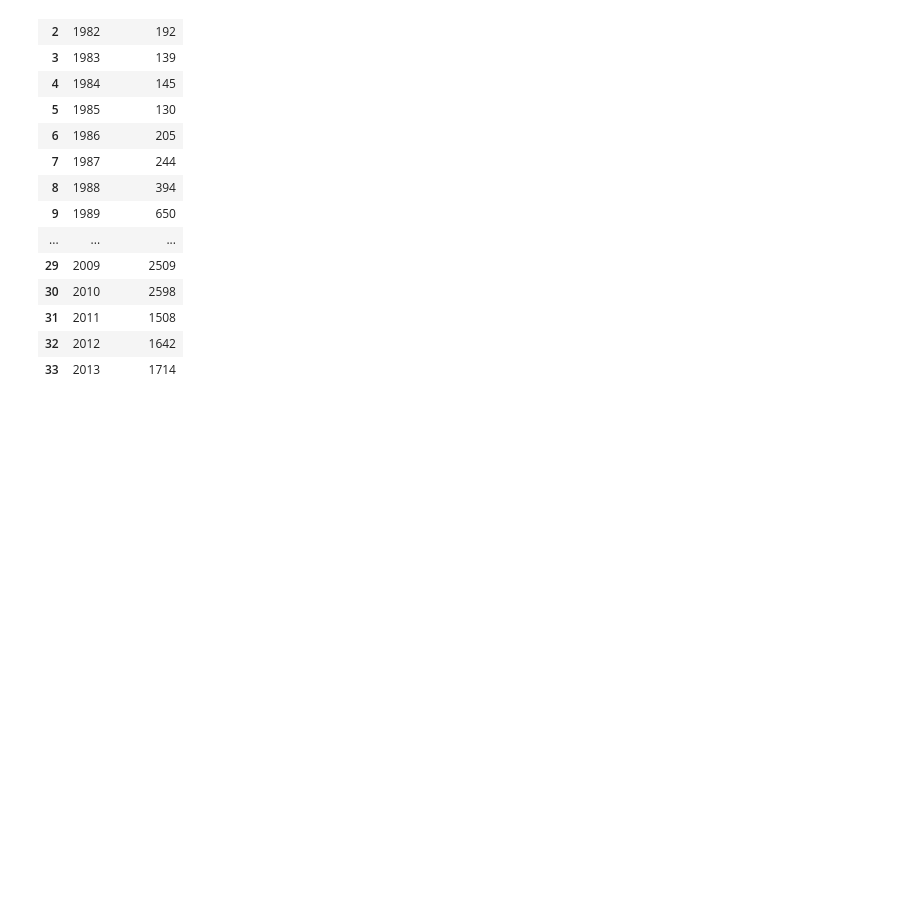
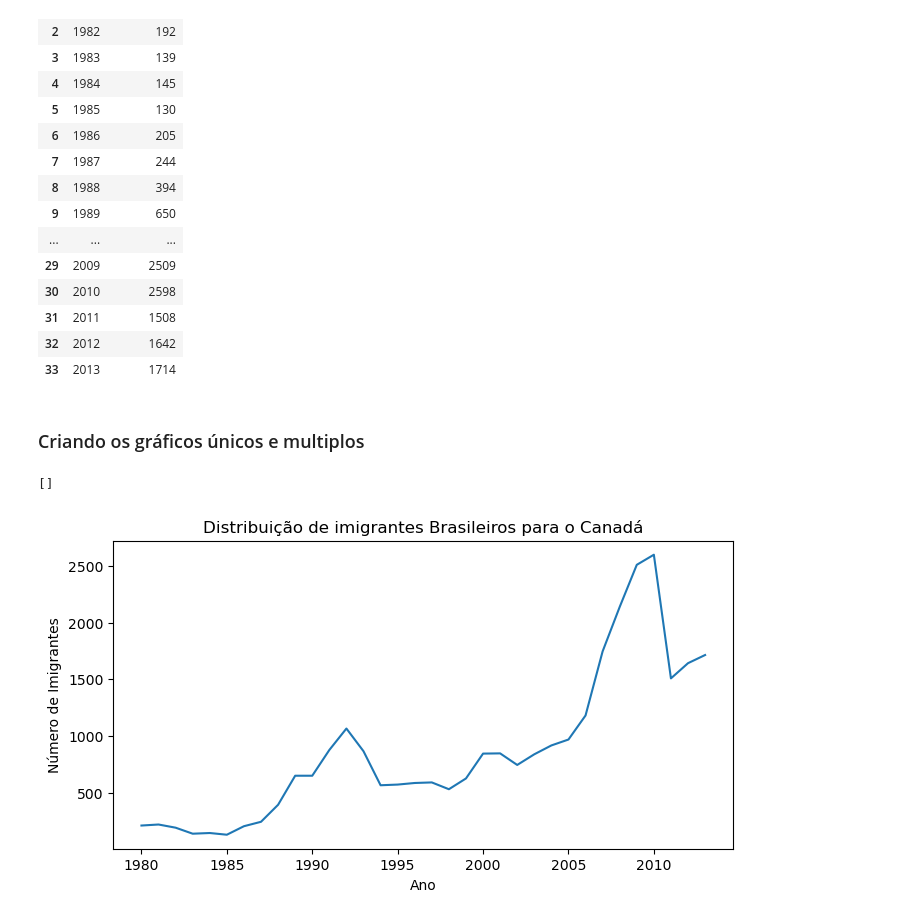
Before and after one commit to JpLimags/alura_course, a Jupyter notebook: Data Visualization/dataviz_eda.ipynb, the cells around one changed output. Cells and saved outputs as stored; diff of their text form; code cells hidden in the pictures; blank space fills up the shorter version.

```diff
--- a/Data Visualization/dataviz_eda.ipynb
+++ b/Data Visualization/dataviz_eda.ipynb
@@ -81,3 +82,16 @@ brasil_data
 | 31 | 2011 | 1508 |
 | 32 | 2012 | 1642 |
 | 33 | 2013 | 1714 |
+# %% [markdown]
+### Criando os gráficos únicos e multiplos
+# %%
+plt.figure(figsize=(8,4))
+plt.plot(brasil_data['ano'], brasil_data['imigrantes'])
+plt.title('Distribuição de imigrantes Brasileiros para o Canadá')
+plt.xticks(['1980', '1985', '1990', '1995','2000', '2005', '2010'])
+plt.xlabel('Ano')
+plt.ylabel('Número de Imigrantes')
+plt.plot()
+# %% [output]
+[]
+[figure, added]
```
Also changed, not shown: parts of 4 cells of this notebook.
